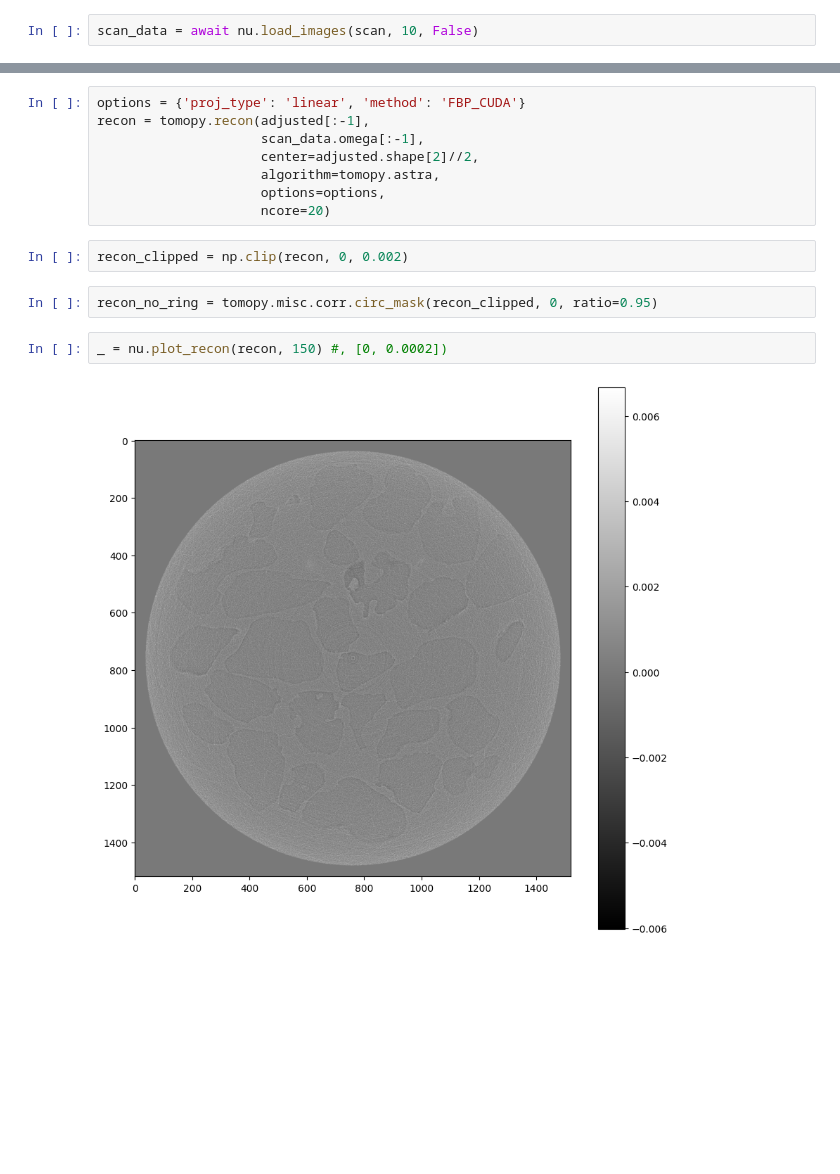
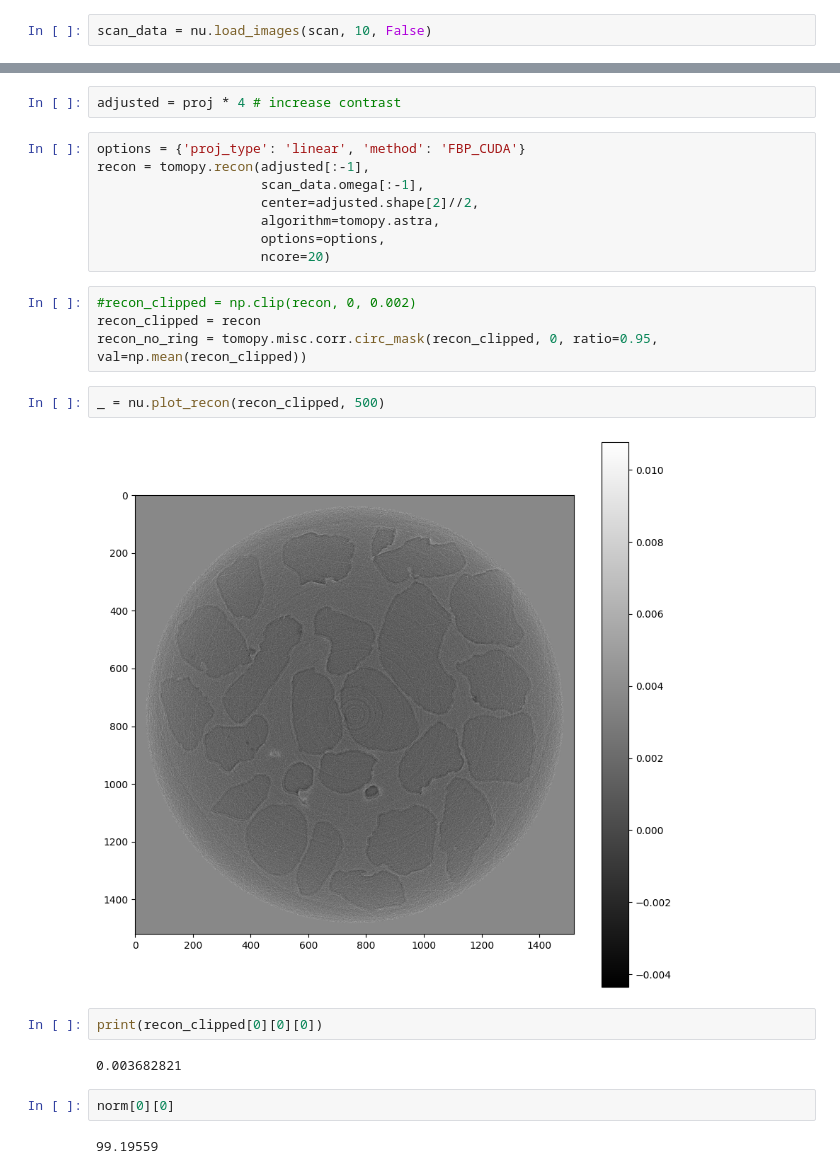
Before and after one commit to Linked-Liszt/1IDTomo2Mesh, a Jupyter notebook: recon_tomopy.ipynb, the cells around one changed output, grey strips where cells are left out. Drawn from its saved outputs; the diff is of its cells as text; blank space fills up the shorter version.

```diff
--- a/recon_tomopy.ipynb
+++ b/recon_tomopy.ipynb
@@ -41,7 +41,7 @@ scan
 # %% [output]
 ScanMetaData(img_range=[280079, 281909], omega=array([-180. , -179.8, -179.6, ...,  179.6,  179.8,  180. ]), img_dir='/home/beams/S1IDUSER/mnt/s1c/alshibli_nov22/tomo/F50_sp5_tomo', img_prefix='F50_sp ...
 # %%
-scan_data = await nu.load_images(scan, 10, False)
+scan_data = nu.load_images(scan, 10, False)
 # %%
 print(scan_data.projs.shape)
 print(scan_data.dark_fields.shape)
@@ -85,3 +83,5 @@ adjusted = proj * 1.5
+# %%
+adjusted = proj * 4 # increase contrast
 # %%
 options = {'proj_type': 'linear', 'method': 'FBP_CUDA'}
 recon = tomopy.recon(adjusted[:-1],
@@ -90,11 +90,19 @@ recon = tomopy.recon(adjusted[:-1],
                      algorithm=tomopy.astra,
                      options=options,
                      ncore=20)
-# %%
-recon_clipped = np.clip(recon, 0, 0.002)
 # %%
-recon_no_ring = tomopy.misc.corr.circ_mask(recon_clipped, 0, ratio=0.95)
+#recon_clipped = np.clip(recon, 0, 0.002)
+recon_clipped = recon
+recon_no_ring = tomopy.misc.corr.circ_mask(recon_clipped, 0, ratio=0.95, val=np.mean(recon_clipped))
 # %%
-_ = nu.plot_recon(recon, 150) #, [0, 0.0002])
+_ = nu.plot_recon(recon_clipped, 500)
 # %% [output]
-[figure, old version]
+[figure, new version]
+# %%
+print(recon_clipped[0][0][0])
+# %% [output]
+0.003682821
+# %%
+norm[0][0]
+# %% [output]
+99.19559
```
Also changed, not shown: parts of 3 cells of this notebook, 2 other files.
